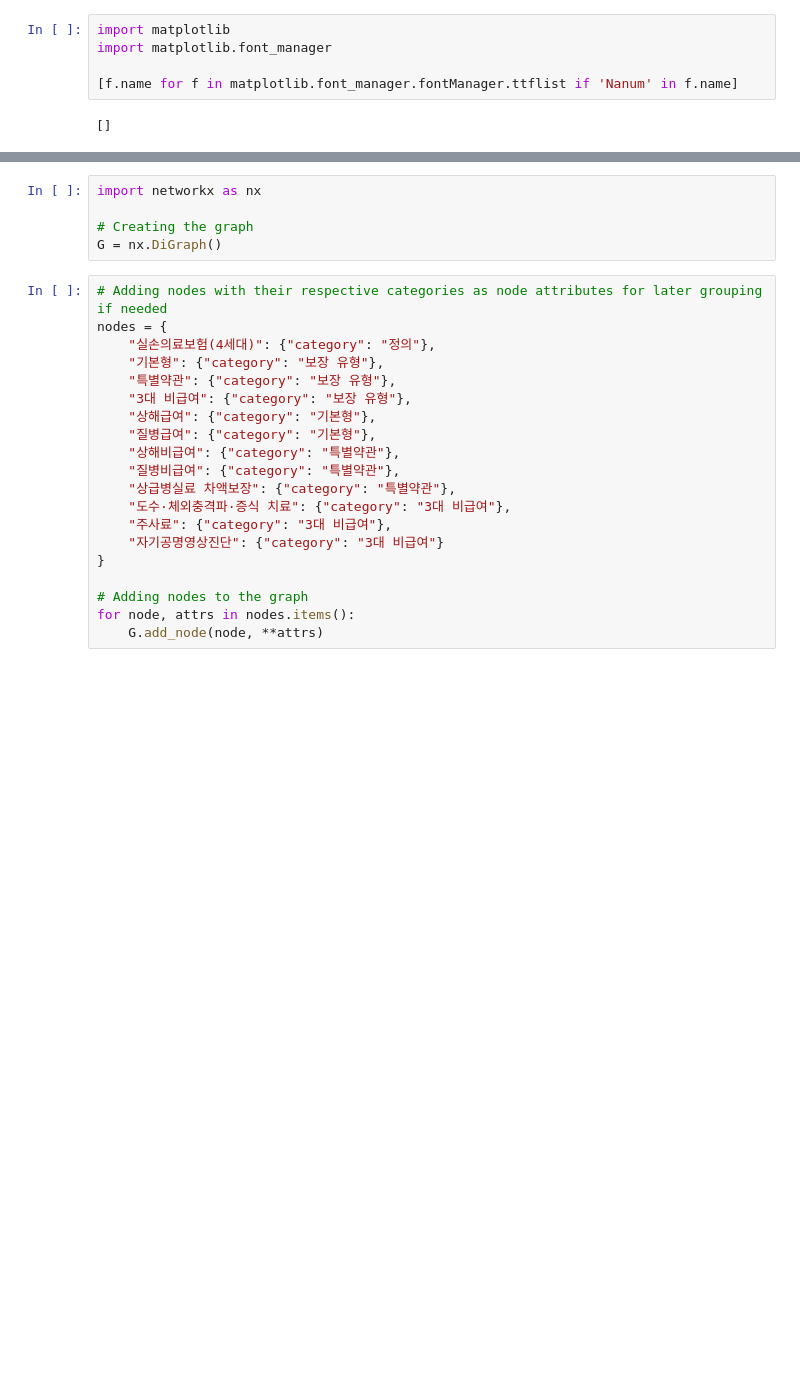
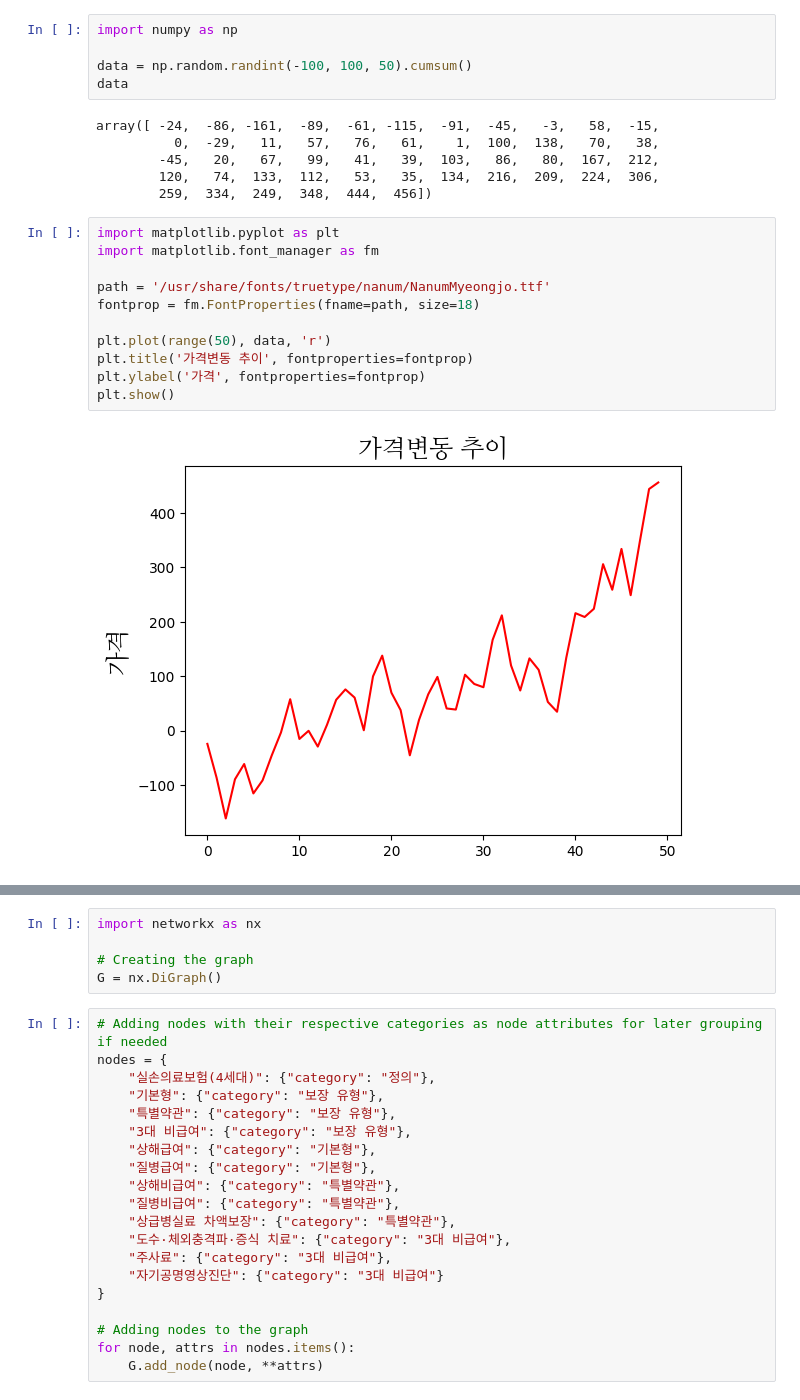
Before and after one commit to arkwith7/aSSIST_DM1, a Jupyter notebook: 7_12/GraphGPT_01.ipynb, the cells around one changed output, grey strips where cells are left out. Cells and saved outputs as stored; diff of their text form; blank space fills up the shorter version.

```diff
--- a/7_12/GraphGPT_01.ipynb
+++ b/7_12/GraphGPT_01.ipynb
@@ -48,7 +48,24 @@ import matplotlib.font_manager
-# %%
-import matplotlib
-import matplotlib.font_manager
-
-[f.name for f in matplotlib.font_manager.fontManager.ttflist if 'Nanum' in f.name]
-# %% [output]
-[]
+# %%
+import numpy as np
+
+data = np.random.randint(-100, 100, 50).cumsum()
+data
+# %% [output]
+array([ -24,  -86, -161,  -89,  -61, -115,  -91,  -45,   -3,   58,  -15,
+          0,  -29,   11,   57,   76,   61,    1,  100,  138,   70,   38,
+        -45,   20,   67,   99,   41,   39,  103,   86,   80,  167,  212,
+        120,   74,  133,  112,   53,   35,  134,  216,  209,  224,  306,
+        259,  334,  249,  348,  444,  456])
+# %%
+import matplotlib.pyplot as plt
+import matplotlib.font_manager as fm
+
+path = '/usr/share/fonts/truetype/nanum/NanumMyeongjo.ttf'
+fontprop = fm.FontProperties(fname=path, size=18)
+
+plt.plot(range(50), data, 'r')
+plt.title('가격변동 추이', fontproperties=fontprop)
+plt.ylabel('가격', fontproperties=fontprop)
+plt.show()
+# %% [output]
+[figure, added]
```
Also changed, not shown: parts of 5 cells of this notebook, 1 other file.
